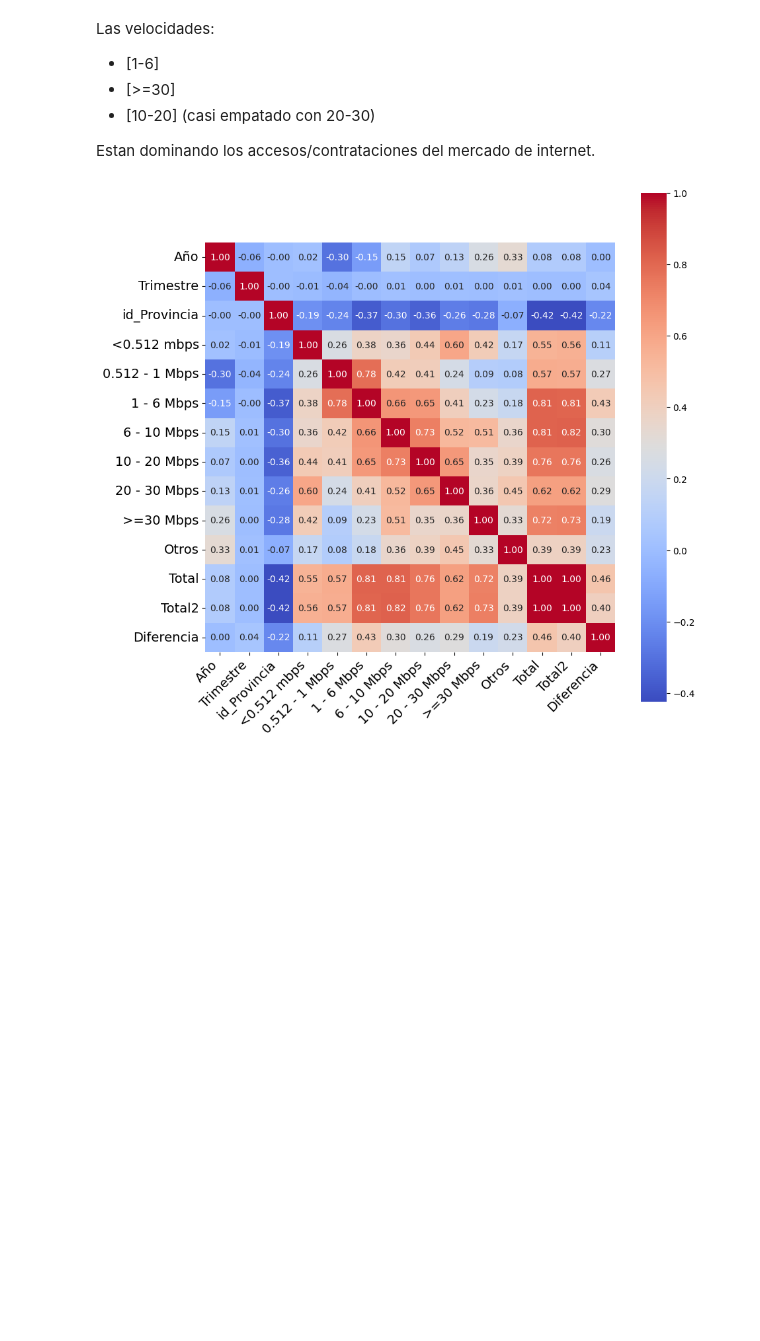
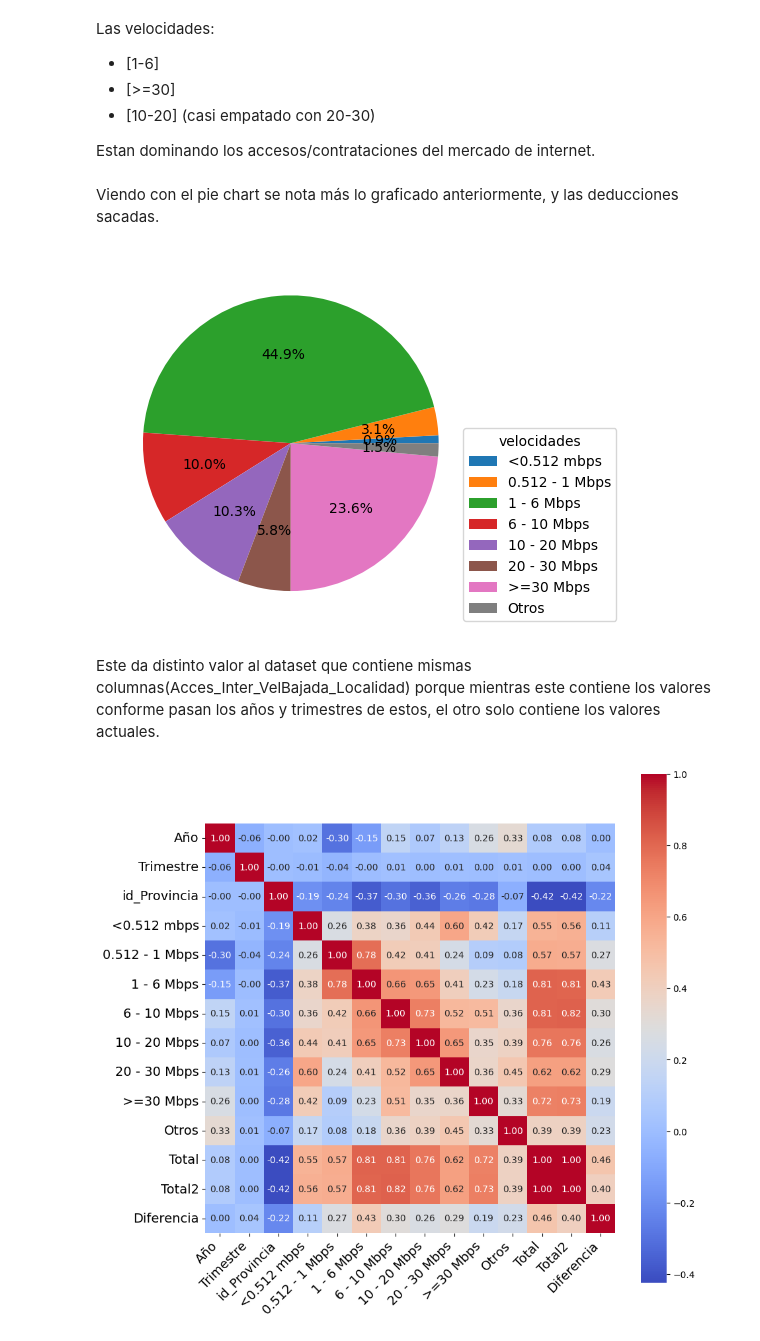
Before and after one commit to A-Lasso/Proyecto_Individual2, a Jupyter notebook: EDA.ipynb, the cells around one changed output. Saved outputs shown, nothing was run; the diff lists cells and outputs as text; code cells hidden in the pictures; blank space fills up the shorter version.

```diff
--- a/EDA.ipynb
+++ b/EDA.ipynb
@@ -436,6 +451,19 @@ Las velocidades:<br>
 - [10-20] (casi empatado con 20-30)<br>
 
 Estan dominando los accesos/contrataciones del mercado de internet.
+# %% [markdown]
+Viendo con el pie chart se nota más lo graficado anteriormente, y las deducciones sacadas.
+# %%
+total=Acces_Inter_Prov_Vel['Total2'].sum()
+sizes=[Acces_Inter_Prov_Vel['<0.512 mbps'].sum()/total, Acces_Inter_Prov_Vel['0.512 - 1 Mbps'].sum()/total, Acces_Inter_Prov_Vel['1 - 6 Mbps'].sum()/total, Acces_Inter_Prov_Vel['6 - 10 Mbps'].sum()/total,Acces_Inter_Prov_Vel['10 - 20 Mbps'].sum()/total, Acces_Inter_Prov_Vel['20 - 30 Mbps'].sum()/total, Acces_Inter_Prov_Vel['>=30 Mbps'].sum()/total, Acces_Inter_Prov_Vel['Otros'].sum()/total]
+
+plt.pie(sizes,labels=None,autopct='%1.1f%%')
+plt.legend(['<0.512 mbps', '0.512 - 1 Mbps', '1 - 6 Mbps', '6 - 10 Mbps','10 - 20 Mbps', '20 - 30 Mbps', '>=30 Mbps', 'Otros'],title="velocidades",loc="lower right",  bbox_to_anchor=(1.4, 0))
+plt.show()
+# %% [output]
+[figure, added]
+# %% [markdown]
+Este da distinto valor al dataset que contiene mismas columnas(Acces_Inter_VelBajada_Localidad) porque mientras este contiene los valores conforme pasan los años y trimestres de estos, el otro solo contiene los valores actuales.
 # %%
 corr2 = Acces_Inter_Prov_Vel.corr()
 plt.figure(figsize=(10,10))
```
Also changed, not shown: parts of 29 cells of this notebook, 4 other files.
